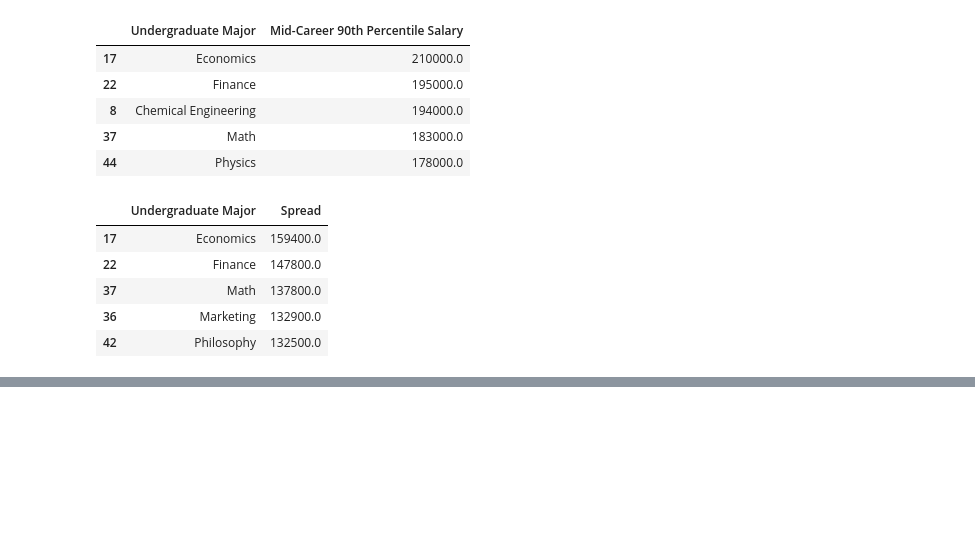
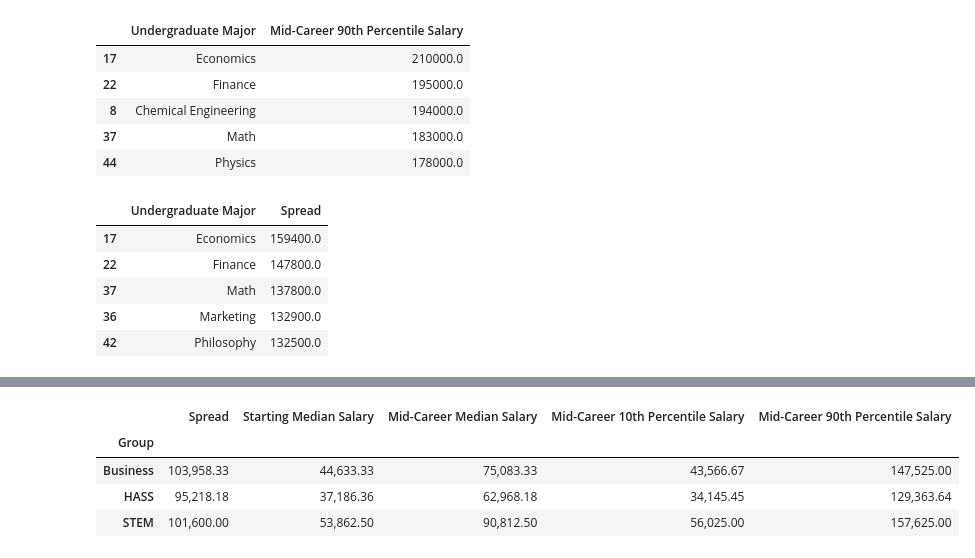
Before and after one commit to ThomyRa/Python-100-Days-of-Code, a Jupyter notebook: Day072/data_exploration.ipynb, the cells around one changed output, grey strips where cells are left out. Cells and saved outputs as stored; diff of their text form; code cells hidden in the pictures; blank space fills up the shorter version.

```diff
--- a/Day072/data_exploration.ipynb
+++ b/Day072/data_exploration.ipynb
@@ -260,0 +272,15 @@ highest_spread[['Undergraduate Major', 'Spread']].head()
+# %%
+# Specify the numeric columns for mean calculation
+numeric_columns = list(clean_df.select_dtypes('number'))
+
+# Telling Pandas that display numbers formated for easyly reading
+pd.options.display.float_format = '{:,.2f}'.format
+
+# Getting the mean of the numeric columns
+clean_df.groupby('Group')[numeric_columns].mean()
+# %% [output]
+|  | Spread | Starting Median Salary | Mid-Career Median Salary | Mid-Career 10th Percentile Salary | Mid-Career 90th Percentile Salary |
+| Group |  |  |  |  |  |
+| Business | 103,958.33 | 44,633.33 | 75,083.33 | 43,566.67 | 147,525.00 |
+| HASS | 95,218.18 | 37,186.36 | 62,968.18 | 34,145.45 | 129,363.64 |
+| STEM | 101,600.00 | 53,862.50 | 90,812.50 | 56,025.00 | 157,625.00 |
```
Also changed, not shown: parts of 4 cells of this notebook.
